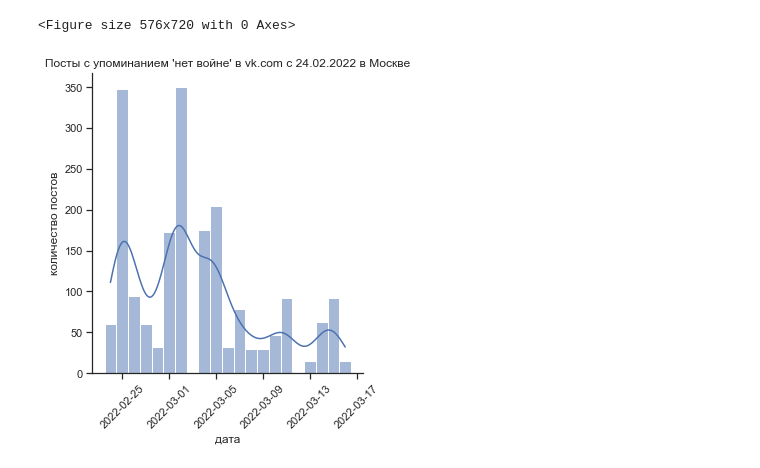
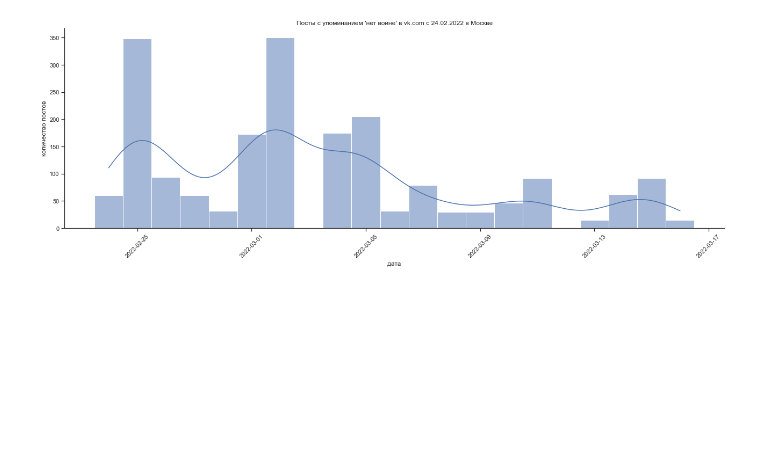
Before and after one commit to bobenkom/trainings, a Jupyter notebook: ApiVK_test/analyse_data.ipynb, the cells around one changed output. Saved outputs shown, nothing was run; the diff lists cells and outputs as text; code cells hidden in the pictures; blank space fills up the shorter version.

```diff
--- a/ApiVK_test/analyse_data.ipynb
+++ b/ApiVK_test/analyse_data.ipynb
@@ -23,14 +23,12 @@ def get_date_only(dt):
 data_for_analysis['date'] = data_for_analysis['date'].apply(ts2dt)
 data_for_analysis['date'] = data_for_analysis['date'].apply(get_date_only)
 # %%
-plt.figure(figsize=(8,10))
-sns.displot(data_for_analysis["date"], discrete=True, kde=True)
+plot = sns.displot(data_for_analysis["date"], discrete=True, kde=True, height=6, aspect=3)
 plt.xticks(rotation=45)
 plt.yticks(rotation=0)
 plt.title("Посты с упоминанием 'нет войне' в vk.com c 24.02.2022 в Москве")
 plt.xlabel("дата")
 plt.ylabel("количество постов")
 plt.show()
 # %% [output]
-<Figure size 576x720 with 0 Axes>
-[figure, old version]
+[figure, new version]
```
